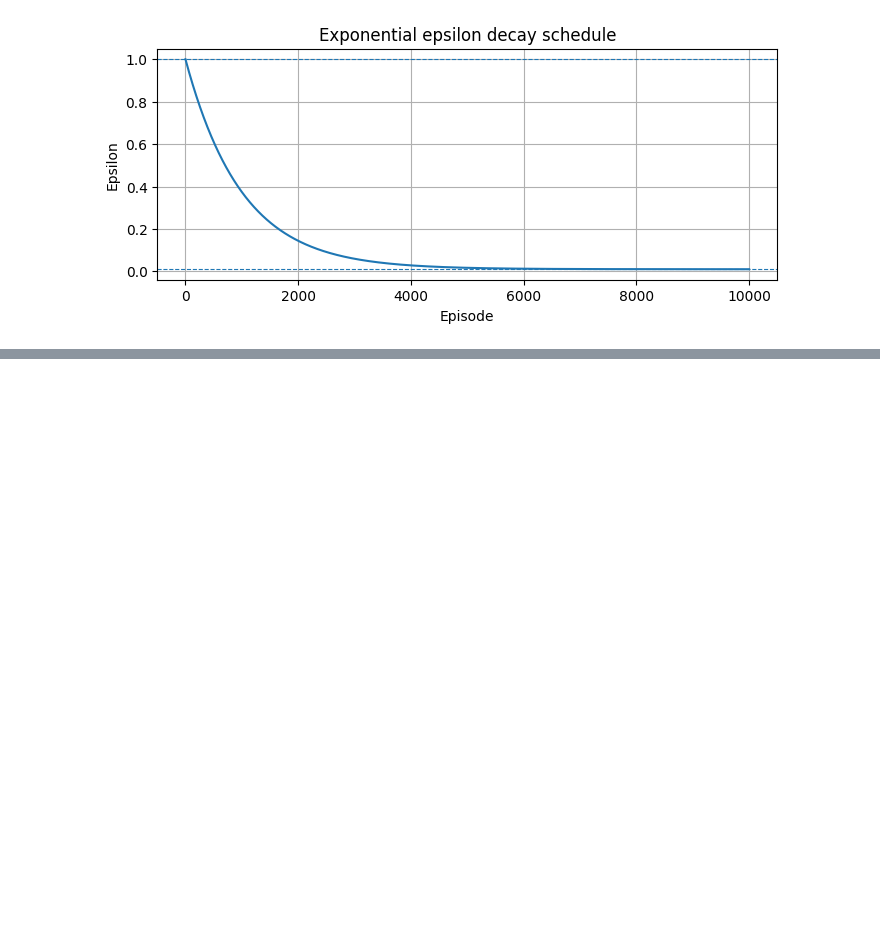
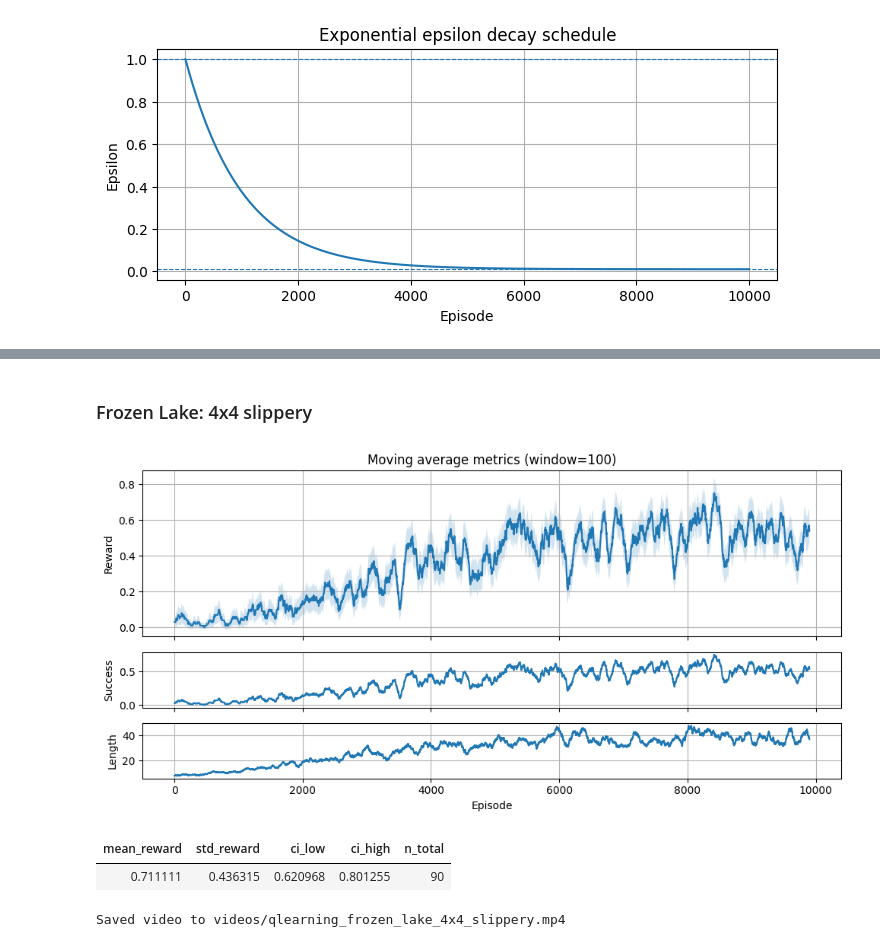
Before and after one commit to anton-dergunov/hugging-face-deep-rl, a Jupyter notebook: notebooks/02_frozen_lake_q_learning.ipynb, the cells around one changed output, grey strips where cells are left out. Drawn from its saved outputs; the diff is of its cells as text; code cells hidden in the pictures; blank space fills up the shorter version.

```diff
--- a/notebooks/02_frozen_lake_q_learning.ipynb
+++ b/notebooks/02_frozen_lake_q_learning.ipynb
@@ -293,0 +306,26 @@ Video(VIDEO_PATH, embed=True)
+# %% [markdown]
+### Frozen Lake: 4x4 slippery
+# %%
+run_experiment(
+    exp_id="frozen_lake_4x4_slippery",
+    env_id="FrozenLake-v1",
+    env_kwargs={
+        "map_name": "4x4",
+        "is_slippery": True,
+    },
+    learning_kwards={
+        "n_episodes": 10_000,
+        "eps_start": 1.0,
+        "eps_end": 0.01,
+        "eps_decay": 0.001,
+        "max_steps": 100,
+        "lr": 0.7,
+        "gamma": 0.95,
+    },
+    success_fn=lambda reward, terminated, truncated, info: reward > 0,
+)
+# %% [output]
+[figure, added]
+| mean_reward | std_reward | ci_low | ci_high | n_total |
+| 0.711111 | 0.436315 | 0.620968 | 0.801255 | 90 |
+Saved video to videos/qlearning_frozen_lake_4x4_slippery.mp4
```
Also changed, not shown: parts of 28 cells of this notebook.
